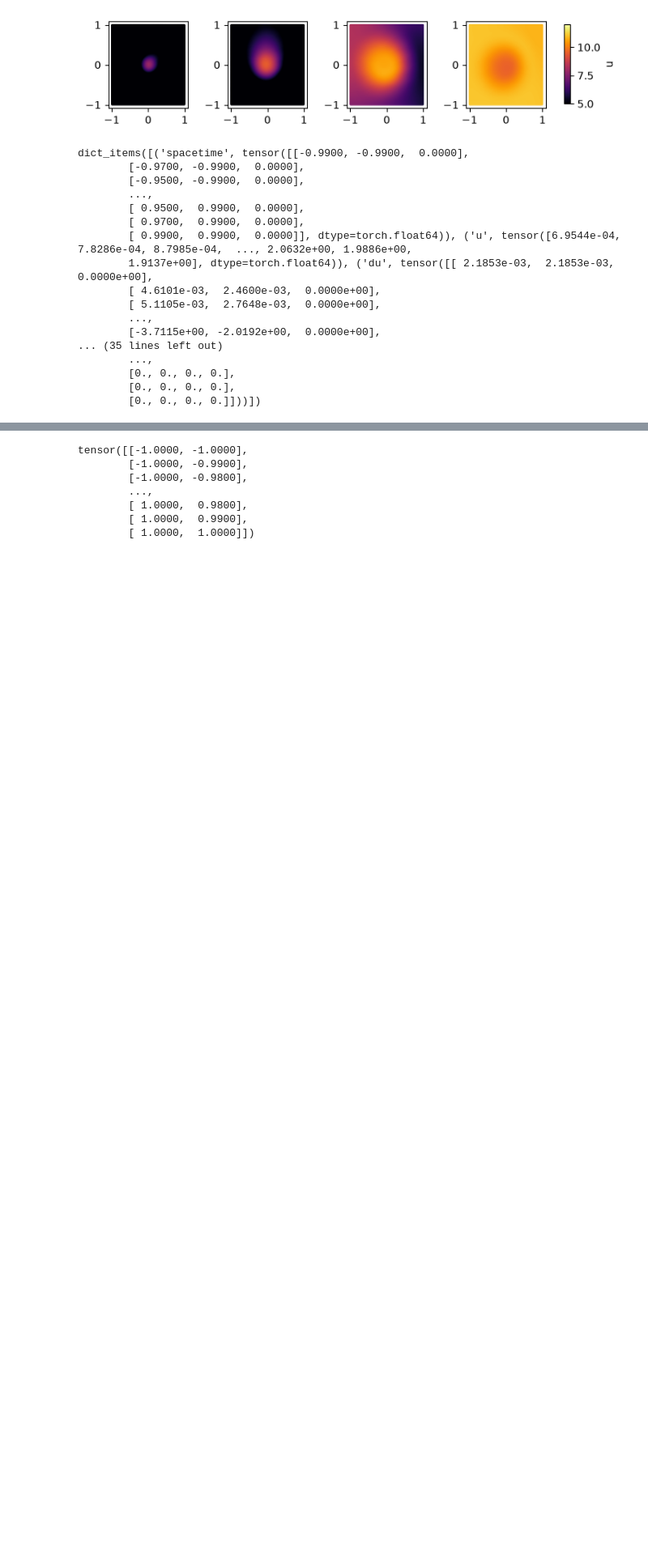
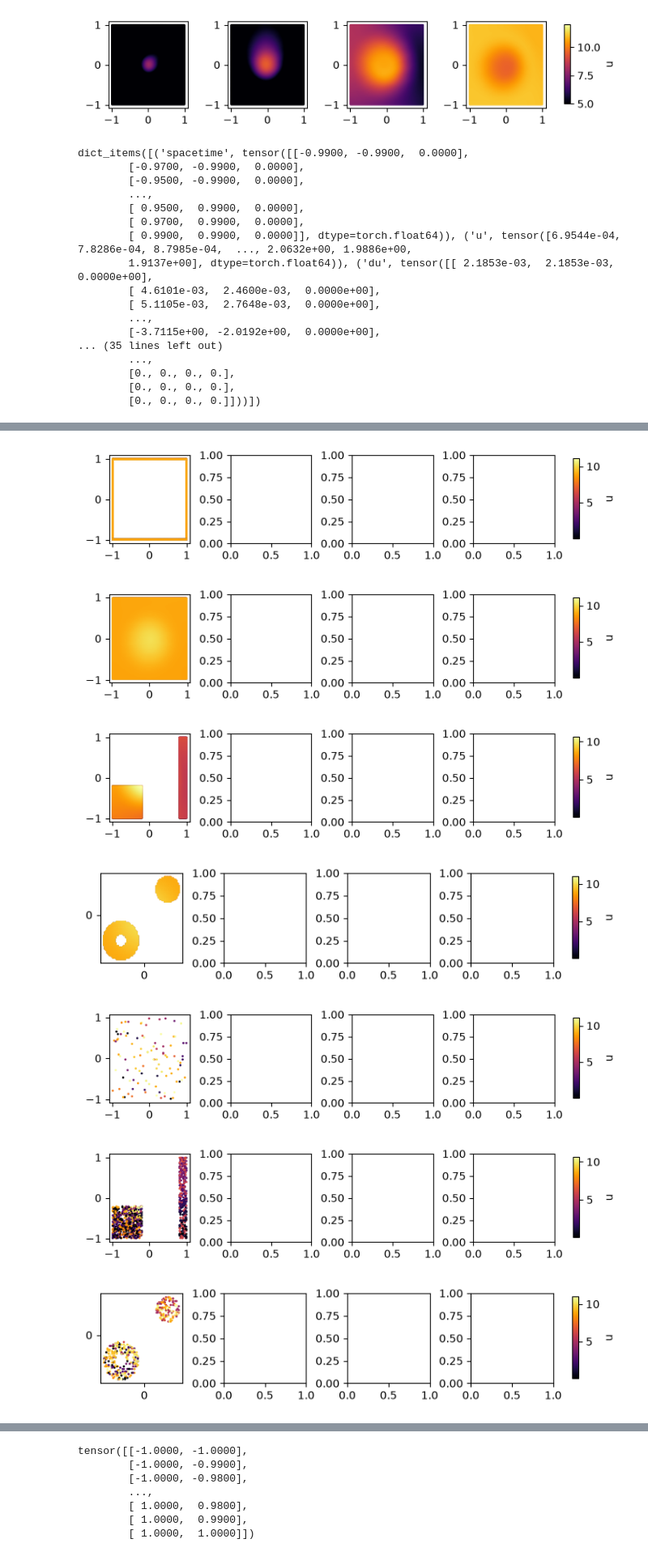
Before and after one commit to claudia181/PinnsStudy, a Jupyter notebook: tests.ipynb, the cells around one changed output, grey strips where cells are left out. Shown at 81% size. Drawn from its saved outputs; the diff is of its cells as text; code cells hidden in the pictures; blank space fills up the shorter version.

Commit message:
updates to dataset functions

```diff
--- a/tests.ipynb
+++ b/tests.ipynb
@@ -245,29 +217,35 @@ plot_points(datasets=subset, key_inputs="spacetime", key_labels="u", nrows=1, nc
 # %%
-ds = dataset.datasets[0]
+ds = merge(dataset.datasets[:5])
 
-#bd = extract_boundary(dataset=ds, shape="circle", cell_size=0.02, center=[0, 0], radius=1.0)
-bd = boundary(dataset=ds, shape="rectangle")
+bd = get_boundary(dataset=ds, shape="rectangle")
 plot_points(datasets=bd, key_inputs="spacetime", key_labels="u", nrows=1, ncols=4, figsize=(8, 1.5))
-#interior = extract_interior(dataset=ds, shape="circle", cell_size=0.02, center=[0, 0], radius=1.0)
-interior = interior(dataset=ds, shape="rectangle")
+interior = get_interior(dataset=ds, shape="rectangle")
 plot_points(datasets=interior, key_inputs="spacetime", key_labels="u", nrows=1, ncols=4, figsize=(8, 1.5))
 
 rectangle = [{"x": (-1, -0.2), "y": (-1, -0.2), "t": (0.0, 0.5)}, {"x": (0.8, 1.0), "y": (-1, 1), "t": (0.0, 0.5)}]
 circle = [{"x": -0.4, "y": -0.4, "r": [0.1, 0.3]}, {"x": 0.4, "y": 0.4, "r": [0.0, 0.2]}]
 
 sc = filter_points(dataset=ds, shape="circle", ranges=circle, mode="closed")
-sr = extract_Dataset(dataset=ds, shape="rectangle", time_indexes=[0], spatial_ranges=rectangle)
+sr = filter_points(dataset=ds, shape="rectangle", ranges=rectangle, mode="closed")
 plot_points(datasets=sr, key_inputs="spacetime", key_labels="u", nrows=1, ncols=4, figsize=(8, 1.5))
 plot_points(datasets=sc, key_inputs="spacetime", key_labels="u", nrows=1, ncols=4, figsize=(8, 1.5))
 
 subset = subsample(dataset=ds, n_samples=100)
 plot_points(datasets=subset, key_inputs="spacetime", key_labels="u", nrows=1, ncols=4, figsize=(8, 1.5))
 
 subset = subsample(dataset=sr, n_samples=1000)
 plot_points(datasets=subset, key_inputs="spacetime", key_labels="u", nrows=1, ncols=4, figsize=(8, 1.5))
 
 subset = subsample(dataset=sc, n_samples=400)
 plot_points(datasets=subset, key_inputs="spacetime", key_labels="u", nrows=1, ncols=4, figsize=(8, 1.5))
 
 subset = subsample_normal(dataset=ds, mean=torch.tensor([0.0, 0.0]), stddev=0.5, n_samples=1000)
 plot_points(datasets=subset, key_inputs="spacetime", key_labels="u", nrows=1, ncols=4, figsize=(8, 1.5))
+# %% [output]
+[figure, added]
+[figure, added]
+[figure, added]
+[figure, added]
+[figure, added]
+[figure, added]
+[figure, added]
```
Also changed, not shown: parts of 6 cells of this notebook, 4 other files.
